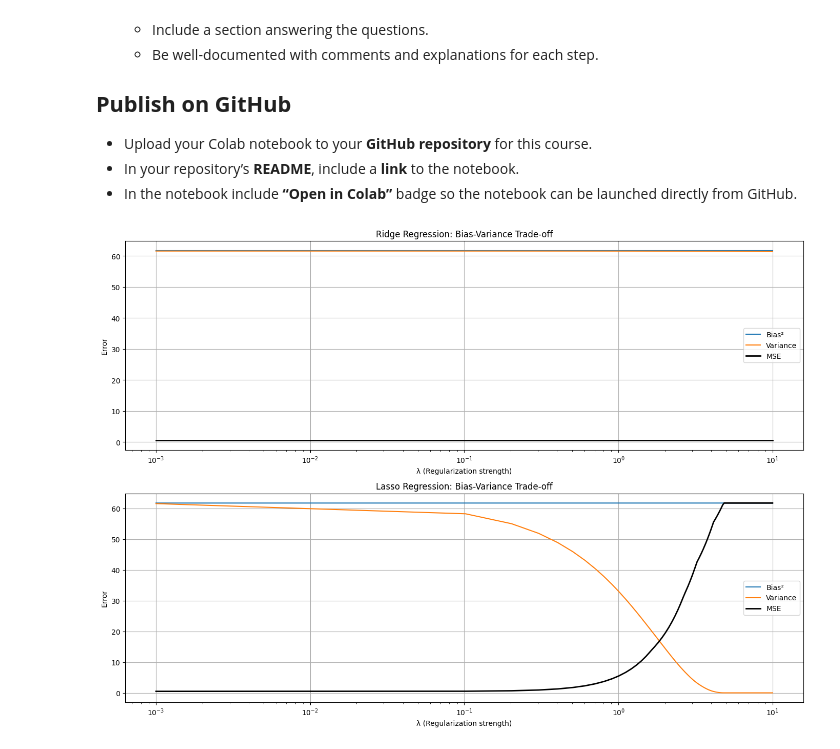
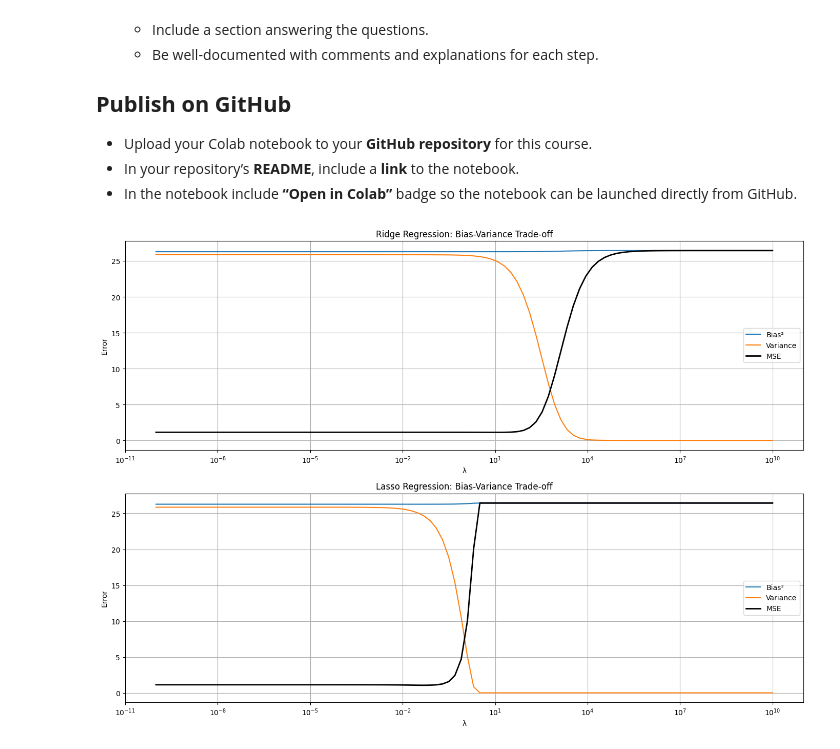
Before and after one commit to MichalSlowakiewicz/Machine-Learning, a Jupyter notebook: Homework4.ipynb, the cells around one changed output. Cells and saved outputs as stored; diff of their text form; code cells hidden in the pictures.

```diff
--- a/Homework4.ipynb
+++ b/Homework4.ipynb
@@ -60,31 +60,35 @@ from sklearn.linear_model import Ridge, Lasso
 from sklearn.metrics import mean_squared_error
 from sklearn.model_selection import train_test_split
 
-### defining functions for calculating bias and variance
+### defining functions for calculating variance and bias^2
 def bias_variance(model, X_test, y_test):
     predictions = model.predict(X_test)
-    bias2 = np.mean((y_test - np.mean(predictions))**2)
+    bias_squared = np.mean((y_test - np.mean(predictions))**2)
     variance = np.var(predictions)
-    return bias2, variance
+    return bias_squared, variance
 
 
 ### generating dataset with desired assumptions
 np.random.seed(42)
 
-# only 5 of real coefficients aren't equal to 0
+# size of sample
+n = 1000
+
+# only 5 of 50 coefficients aren't equal to 0
 real_coefficients = np.zeros(50)
-real_coefficients[:5] = np.random.uniform(1, 5, size=5)
+real_coefficients[:5] = np.random.uniform(1, 3, size=5)
 
-# generating 10000x50 matrix with numbers from N(0,1) distribution
-X = np.random.randn(10000, 50)
+# generating n x 50 matrix with numbers from N(0, a) distribution
+a = 1
+X = np.random.normal(0, a, size=(n, 50))
 
 # generating response vector with random error
-y = X @ real_coefficients + np.random.randn(10000) * 0.7
+y = X @ real_coefficients + np.random.randn(n)
 
 ### calculating MSE, bias^2, variance for Lasso and Ridge methods
 
 # set of lambdas
-lambdas = np.linspace(0.001, 10, 100)
+lambdas = np.logspace(-10, 10, 100, base = 10)
 
 mse_lasso = []
 bias2_lasso = []
@@ -97,6 +101,7 @@ variance_ridge = []
 # splitting dataset into test/train parts
 X_train, X_test, y_train, y_test = train_test_split(X, y, test_size=0.3, random_state=42)
 
+# calculating MSE, bias^2, variance for Lasso and Ridge for every lambda
 for l in lambdas:
   ridge = Ridge(alpha=l)
   lasso = Lasso(alpha=l, max_iter = 10000)
@@ -107,43 +112,96 @@ for l in lambdas:
   ridge_predictions = ridge.predict(X_test)
   lasso_predictions = lasso.predict(X_test)
 
+  # mse
   mse_ridge.append(mean_squared_error(y_test, ridge_predictions))
   mse_lasso.append(mean_squared_error(y_test, lasso_predictions))
 
+  # variance and bias^2
   bias2ridge, varianceridge = bias_variance(ridge, X_test, y_test)
-  bias2_ridge.append(bias2ridge)
+  bias2lasso, variancelasso = bias_variance(lasso, X_test, y_test)
+
   variance_ridge.append(varianceridge)
-
-  bias2lasso, variancelasso = bias_variance(lasso, X_test, y_test)
-  bias2_lasso.append(bias2lasso)
   variance_lasso.append(variancelasso)
 
+  bias2_ridge.append(bias2ridge)
+  bias2_lasso.append(bias2lasso)
 
+### plotting section
 plt.figure(figsize=(14, 10))
 
-# Ridge plots
+# plotting for Ridge method
 plt.subplot(2, 1, 1)
 plt.semilogx(lambdas, bias2_ridge, label='Bias²')
 plt.semilogx(lambdas, variance_ridge, label='Variance')
 plt.semilogx(lambdas, mse_ridge, label='MSE', linewidth=2, color='black')
 plt.title('Ridge Regression: Bias-Variance Trade-off')
 plt.xlabel('λ')
 plt.ylabel('Error')
 plt.legend()
 plt.grid(True)
 
-# Lasso plots
+# plotting for Lasso method
 plt.subplot(2, 1, 2)
 plt.semilogx(lambdas, bias2_lasso, label='Bias²')
 plt.semilogx(lambdas, variance_lasso, label='Variance')
 plt.semilogx(lambdas, mse_lasso, label='MSE', linewidth=2, color='black')
 plt.title('Lasso Regression: Bias-Variance Trade-off')
 plt.xlabel('λ')
 plt.ylabel('Error')
 plt.legend()
 plt.grid(True)
 
 plt.tight_layout()
 plt.show()
+
+
+
+# generating one plot for both Lasso and Ridge
+
+plt.figure(figsize=(18, 8))
+
+# setting colours
+ridge_color = 'blue'
+lasso_color = 'red'
+mse_linewidth = 3
+bias_var_linewidth = 2
+alpha = 0.8
+
+# Ridge
+plt.semilogx(lambdas, bias2_ridge, label='Ridge Bias²',
+             color=ridge_color, linestyle='-', linewidth=bias_var_linewidth, alpha=alpha)
+plt.semilogx(lambdas, variance_ridge, label='Ridge Variance',
+             color=ridge_color, linestyle='--', linewidth=bias_var_linewidth, alpha=alpha)
+plt.semilogx(lambdas, mse_ridge, label='Ridge MSE',
+             color=ridge_color, linestyle=':', linewidth=mse_linewidth, alpha=alpha)
+
+# Lasso
+plt.semilogx(lambdas, bias2_lasso, label='Lasso Bias²',
+             color=lasso_color, linestyle='-', linewidth=bias_var_linewidth, alpha=alpha)
+plt.semilogx(lambdas, variance_lasso, label='Lasso Variance',
+             color=lasso_color, linestyle='--', linewidth=bias_var_linewidth, alpha=alpha)
+plt.semilogx(lambdas, mse_lasso, label='Lasso MSE',
+             color=lasso_color, linestyle=':', linewidth=mse_linewidth, alpha=alpha)
+
+# optimal points
+optimal_ridge_idx = np.argmin(mse_ridge)
+optimal_lasso_idx = np.argmin(mse_lasso)
+
+plt.scatter(lambdas[optimal_ridge_idx], mse_ridge[optimal_ridge_idx],
+            color=ridge_color, s=100, edgecolor='black',
+            label=f'Opt Ridge λ={lambdas[optimal_ridge_idx]:.2e}')
+plt.scatter(lambdas[optimal_lasso_idx], mse_lasso[optimal_lasso_idx],
+            color=lasso_color, s=100, edgecolor='black',
+            label=f'Opt Lasso λ={lambdas[optimal_lasso_idx]:.2e}')
+
+# labels
+plt.title('Bias-Variance Trade-off: Ridge vs Lasso', fontsize=14)
+plt.xlabel('λ', fontsize=12)
+plt.ylabel('Error', fontsize=12)
+plt.legend(bbox_to_anchor=(1.05, 1), loc='upper left')
+plt.grid(True, which="both", linestyle='--', alpha=0.3)
+
+plt.tight_layout()
+plt.show()
 # %% [output]
-[figure, old version]
+[figure, new version]
```
Also changed, not shown: parts of 1 cell of this notebook.
